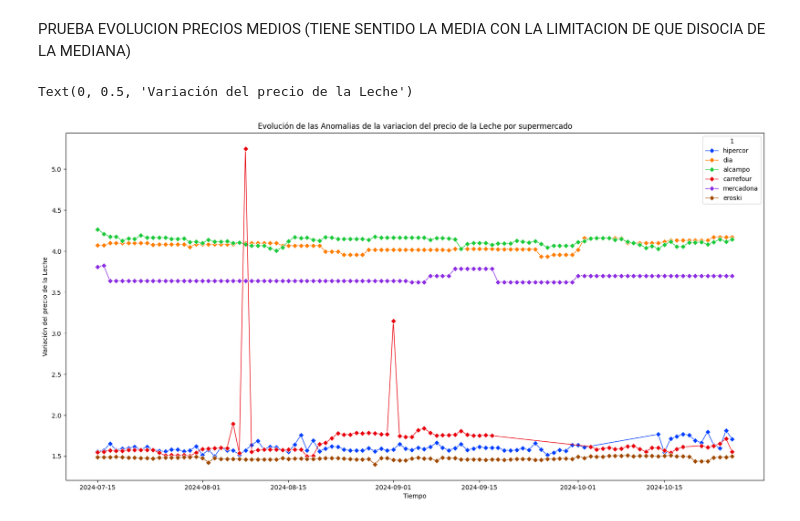
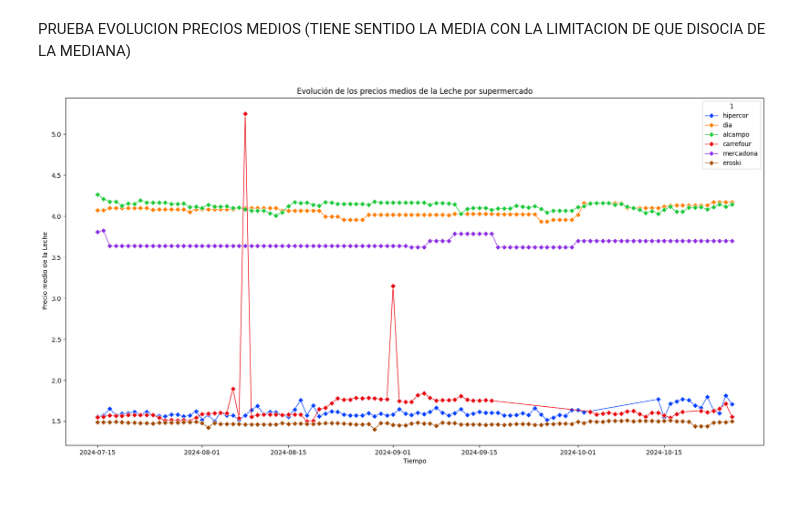
Before and after one commit to jgilsu11/Proyecto1-AnalisisFacua, a Jupyter notebook: Notebooks/1)Extraccion y limpieza (pandas).ipynb, the cells around one changed output. Saved outputs shown, nothing was run; the diff lists cells and outputs as text; code cells hidden in the pictures.

```diff
--- a/Notebooks/1)Extraccion y limpieza (pandas).ipynb
+++ b/Notebooks/1)Extraccion y limpieza (pandas).ipynb
@@ -896,7 +859,7 @@ f.datos_grafico_comparacion_max_minhist(0,2,1,df_comparacion_max_min_girasolhist
 PRUEBA EVOLUCION PRECIOS MEDIOS (TIENE SENTIDO LA MEDIA CON LA LIMITACION DE QUE DISOCIA DE LA MEDIANA)
 # %%
 cursor=conexion.cursor()
-query_anomalias_variacion_lechepruebamedia="""
+query_evol_precio_medio_leche="""
 SELECT fecha, super, p2.producto, AVG(p.precio)
 FROM mercados m
 INNER JOIN principal p ON m.id_super = p.id_super
@@ -904,16 +867,11 @@ INNER JOIN productos p2 ON p.id_producto = p2.id_producto
 WHERE p2.producto = 'leche'
 GROUP BY fecha, super, p2.producto;
 """
-cursor.execute(query_anomalias_variacion_lechepruebamedia)
-df_anomalias_variacion_lechepruebamedia= pd.DataFrame(cursor.fetchall())
+cursor.execute(query_evol_precio_medio_leche)
+df_evol_precio_medio_leche= pd.DataFrame(cursor.fetchall())
 # %%
-df_anomalias_variacion_lechepruebamedia[0] = pd.to_datetime(df_anomalias_variacion_lechepruebamedia[0])
+df_evol_precio_medio_leche[0] = pd.to_datetime(df_evol_precio_medio_leche[0])
-# %%
-plt.figure(figsize=(20,10))
-sns.lineplot(x= 0, y= 3, hue= 1, data=df_anomalias_variacion_lechepruebamedia, marker="D", linewidth = 1,palette="bright", style_order=df_anomalias_variacion_lechepruebamedia[1])
-plt.title(f"Evolución de las Anomalias de la variacion del precio de la Leche por supermercado")
-plt.xlabel("Tiempo")
-plt.ylabel(f"Variación del precio de la Leche")
-# %% [output]
-Text(0, 0.5, 'Variación del precio de la Leche')
-[figure, removed]
+# %%
+f.grafico_evol_precio_medio(0,3,1,df_evol_precio_medio_leche,"Leche")
+# %% [output]
+[figure, added]
```
Also changed, not shown: parts of 41 cells of this notebook, 1 other file.
